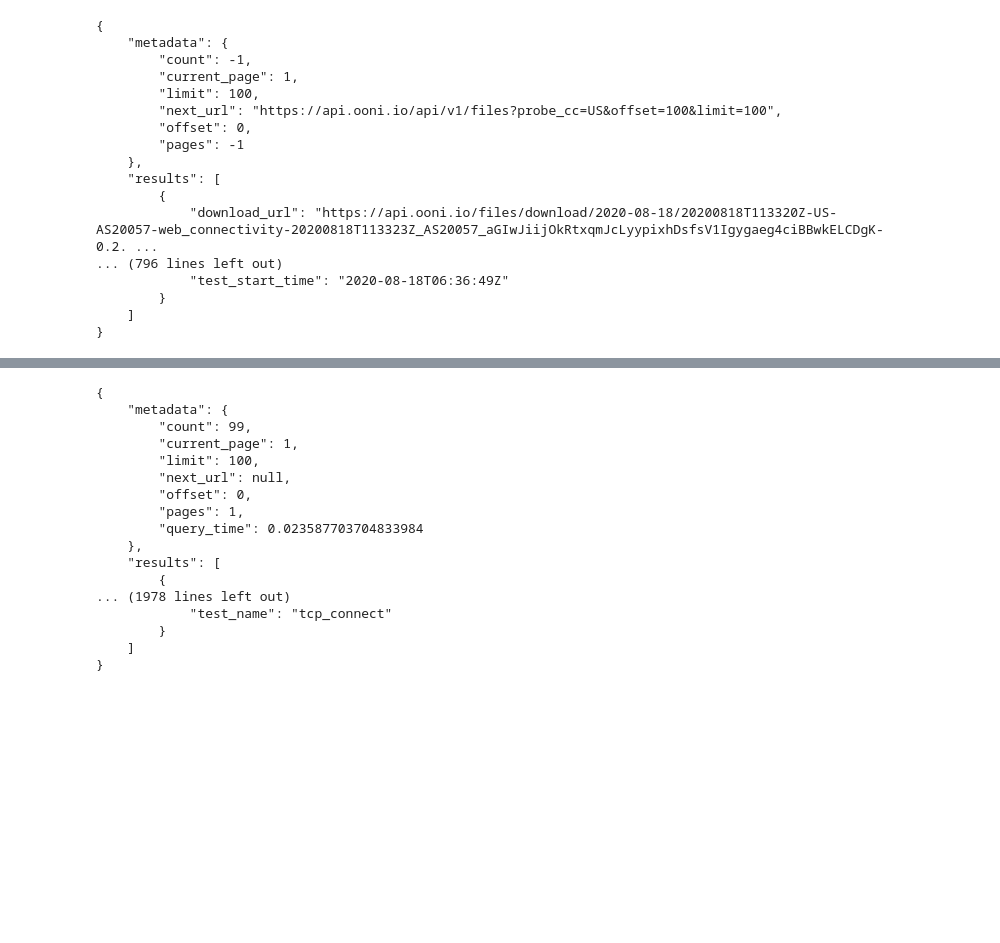
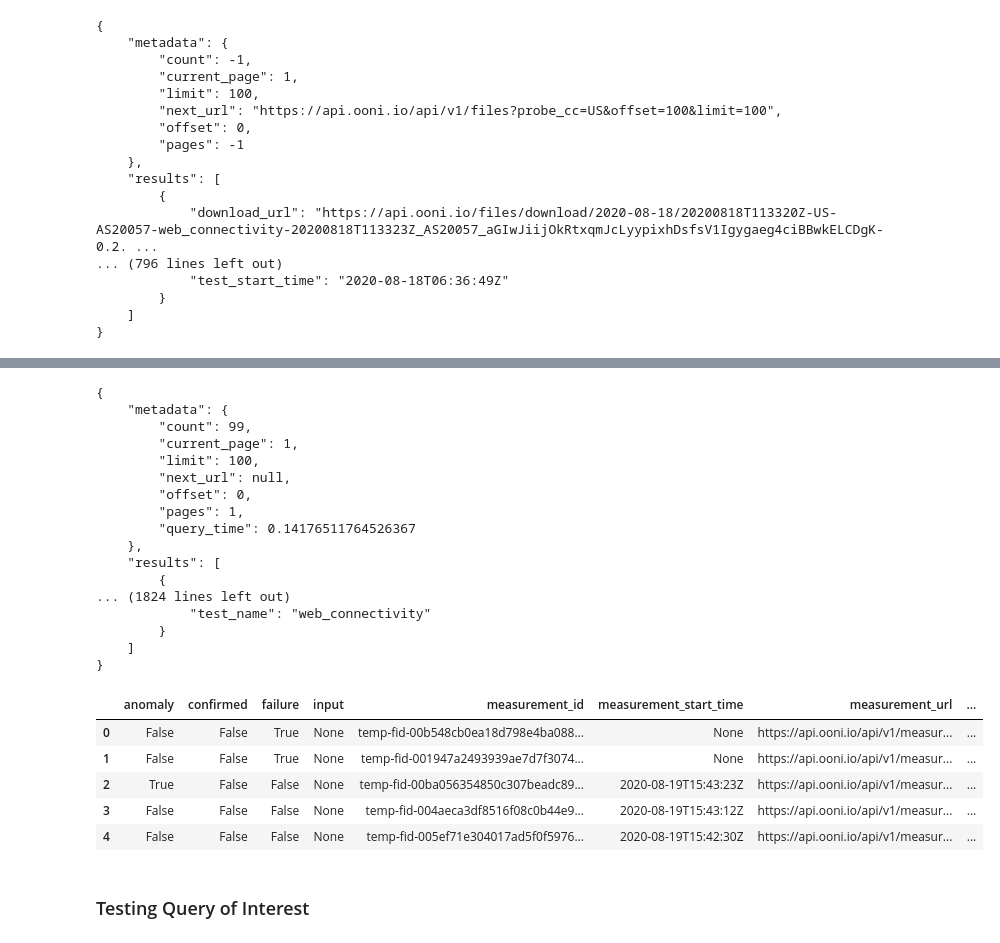
Before and after one commit to clemiblac/Crime_in_DC, a Jupyter notebook: API_investigation.ipynb, the cells around one changed output, grey strips where cells are left out. Saved outputs shown, nothing was run; the diff lists cells and outputs as text; code cells hidden in the pictures; blank space fills up the shorter version.

```diff
--- a/API_investigation.ipynb
+++ b/API_investigation.ipynb
@@ -34,6 +57,6 @@ print(json.dumps(response1,indent=4,sort_keys=True))
 # %%
 query2=list_measurement+'?probe_cc=US'
-response=requests.get(query).json()
+response=requests.get(query2).json()
 # %%
 print(json.dumps(response,indent=4,sort_keys=True))
 # %% [output]
@@ -45,12 +68,27 @@ print(json.dumps(response,indent=4,sort_keys=True))
         "next_url": null,
         "offset": 0,
         "pages": 1,
-        "query_time": 0.023587703704833984
+        "query_time": 0.14176511764526367
     },
     "results": [
         {
-... (1978 lines left out)
-            "test_name": "tcp_connect"
+... (1824 lines left out)
+            "test_name": "web_connectivity"
         }
     ]
 }
+# %%
+t=response['results']
+# %%
+data=pd.DataFrame(t)
+# %%
+data.head(5)
+# %% [output]
+|  | anomaly | confirmed | failure | input | measurement_id | measurement_start_time | measurement_url | ... |
+| 0 | False | False | True | None | temp-fid-00b548cb0ea18d798e4ba088... | None | https://api.ooni.io/api/v1/measur... | ... |
+| 1 | False | False | True | None | temp-fid-001947a2493939ae7d7f3074... | None | https://api.ooni.io/api/v1/measur... | ... |
+| 2 | True | False | False | None | temp-fid-00ba056354850c307beadc89... | 2020-08-19T15:43:23Z | https://api.ooni.io/api/v1/measur... | ... |
+| 3 | False | False | False | None | temp-fid-004aeca3df8516f08c0b44e9... | 2020-08-19T15:43:12Z | https://api.ooni.io/api/v1/measur... | ... |
+| 4 | False | False | False | None | temp-fid-005ef71e304017ad5f0f5976... | 2020-08-19T15:42:30Z | https://api.ooni.io/api/v1/measur... | ... |
+# %% [markdown]
+### Testing Query of Interest
```
Also changed, not shown: parts of 8 cells of this notebook.
